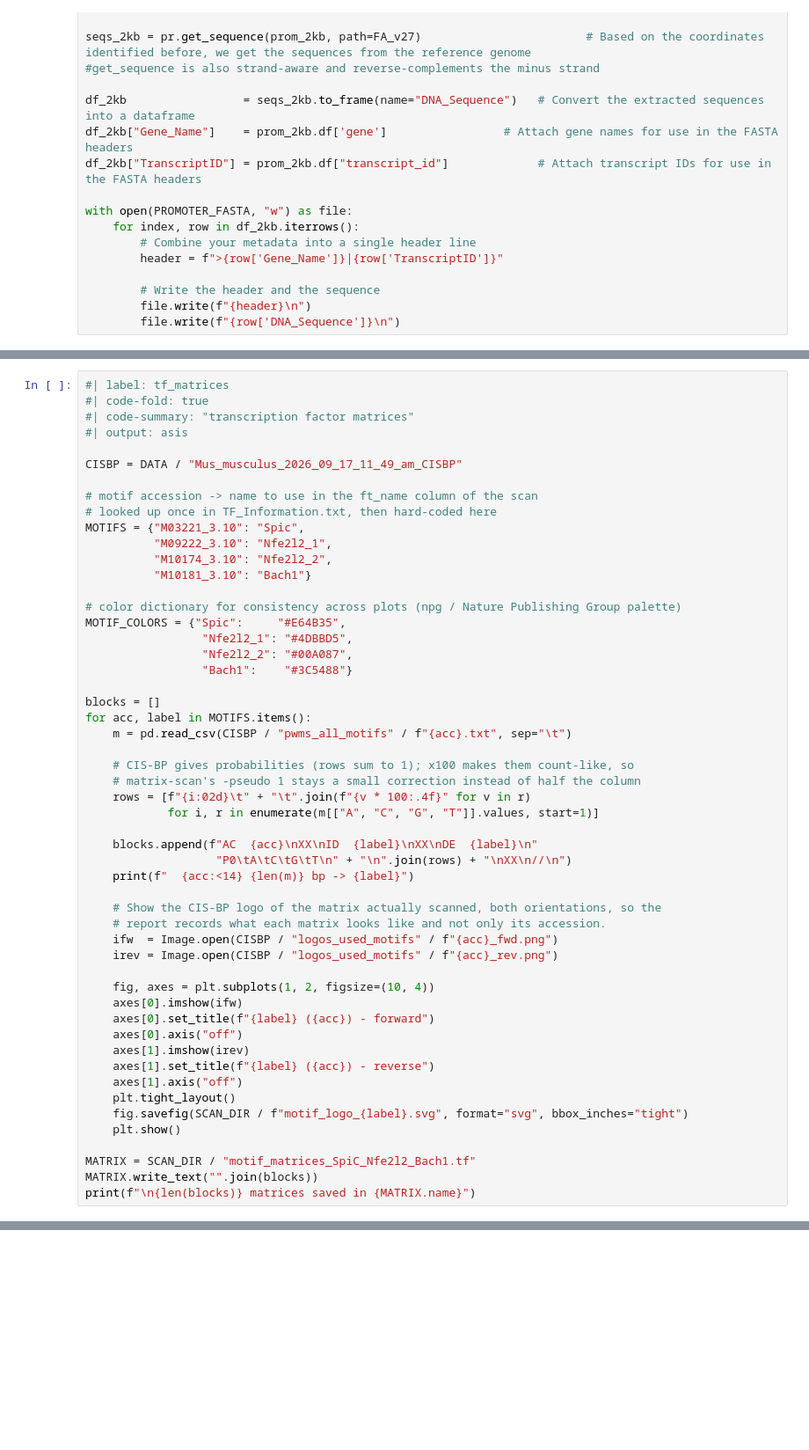
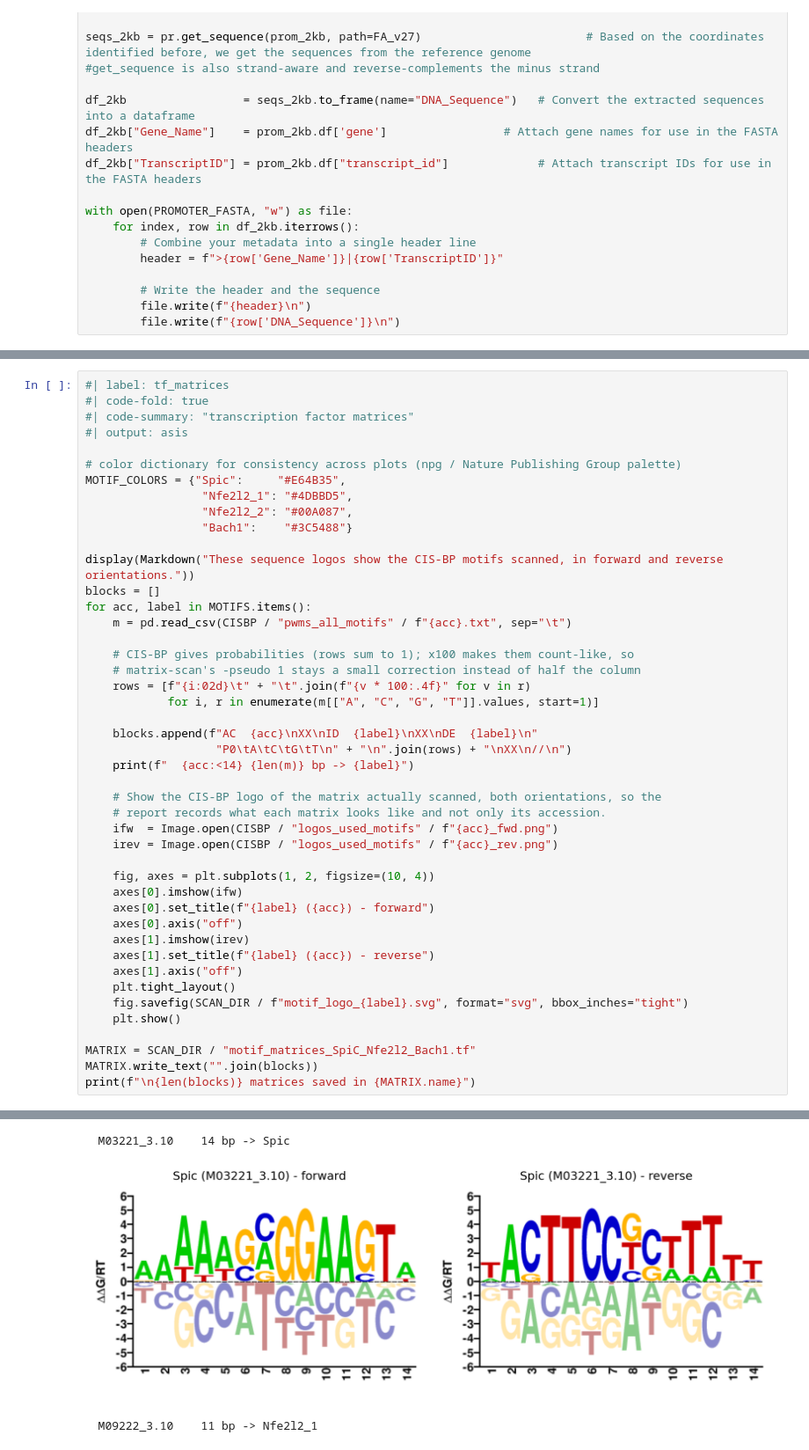
Before and after one commit to ADAorg/DNA_032_FTmotif_search_for_agent, a Jupyter notebook: Notebooks/PromoterExtraction_adapted_with_rsatconda_refseqannotation.ipynb, the cells around one changed output, grey strips where cells are left out. Shown at 88% size. Drawn from its saved outputs; the diff is of its cells as text; blank space fills up the shorter version.

```diff
--- a/Notebooks/PromoterExtraction_adapted_with_rsatconda_refseqannotation.ipynb
+++ b/Notebooks/PromoterExtraction_adapted_with_rsatconda_refseqannotation.ipynb
@@ -184,15 +281,6 @@ def read_fasta(path):
 #| code-fold: true
 #| code-summary: "transcription factor matrices"
 #| output: asis
-
-CISBP = DATA / "Mus_musculus_2026_09_17_11_49_am_CISBP"
-
-# motif accession -> name to use in the ft_name column of the scan
-# looked up once in TF_Information.txt, then hard-coded here
-MOTIFS = {"M03221_3.10": "Spic",
-          "M09222_3.10": "Nfe2l2_1",
-          "M10174_3.10": "Nfe2l2_2",
-          "M10181_3.10": "Bach1"}
 
 # color dictionary for consistency across plots (npg / Nature Publishing Group palette)
 MOTIF_COLORS = {"Spic":     "#E64B35",
@@ -200,6 +288,7 @@ MOTIF_COLORS = {"Spic":     "#E64B35",
                  "Nfe2l2_2": "#00A087",
                  "Bach1":    "#3C5488"}
 
+display(Markdown("These sequence logos show the CIS-BP motifs scanned, in forward and reverse orientations."))
 blocks = []
 for acc, label in MOTIFS.items():
     m = pd.read_csv(CISBP / "pwms_all_motifs" / f"{acc}.txt", sep="\t")
@@ -232,3 +321,4 @@ for acc, label in MOTIFS.items():
 MATRIX = SCAN_DIR / "motif_matrices_SpiC_Nfe2l2_Bach1.tf"
 MATRIX.write_text("".join(blocks))
 print(f"\n{len(blocks)} matrices saved in {MATRIX.name}")
+# %% [output]
@@ -234,0 +326,3 @@ print(f"\n{len(blocks)} matrices saved in {MATRIX.name}")
+  M03221_3.10    14 bp -> Spic
+[figure, added]
+  M09222_3.10    11 bp -> Nfe2l2_1
```
Also changed, not shown: parts of 15 cells of this notebook, 9 other files.
